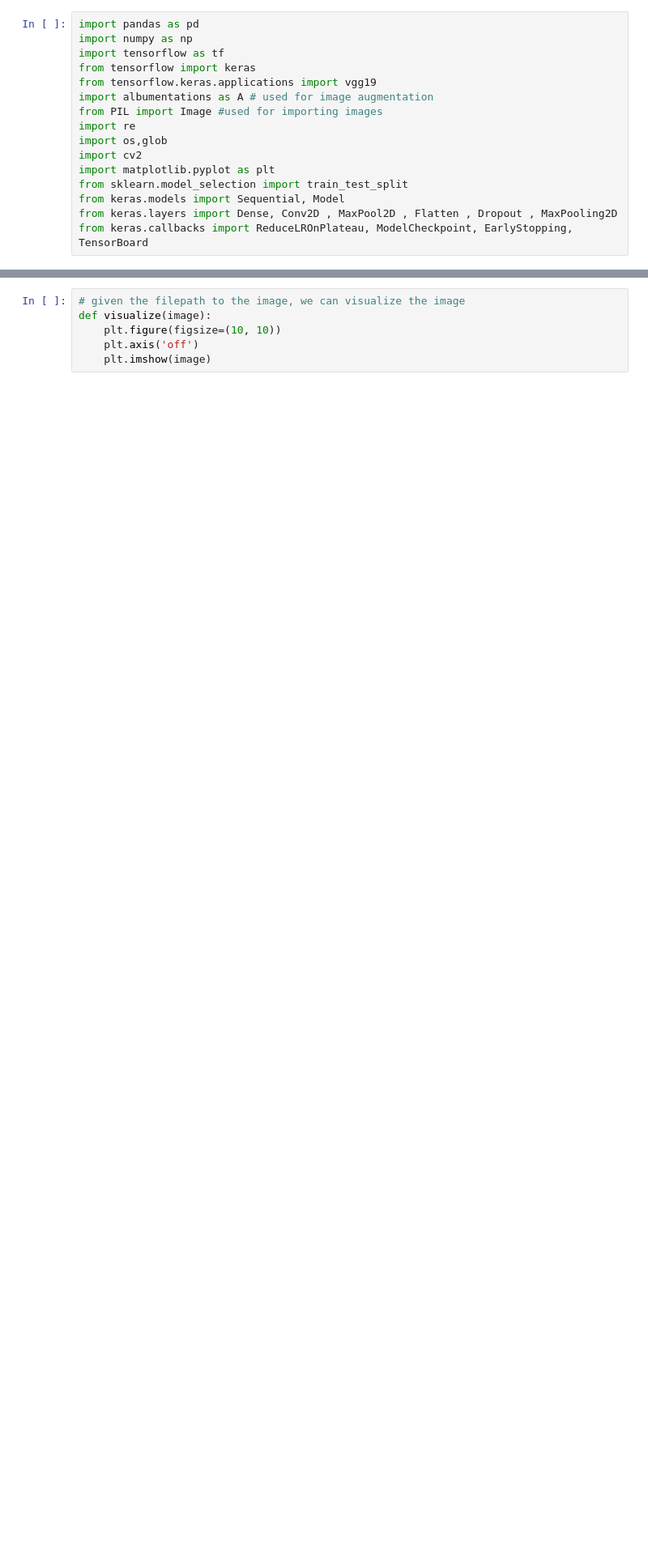
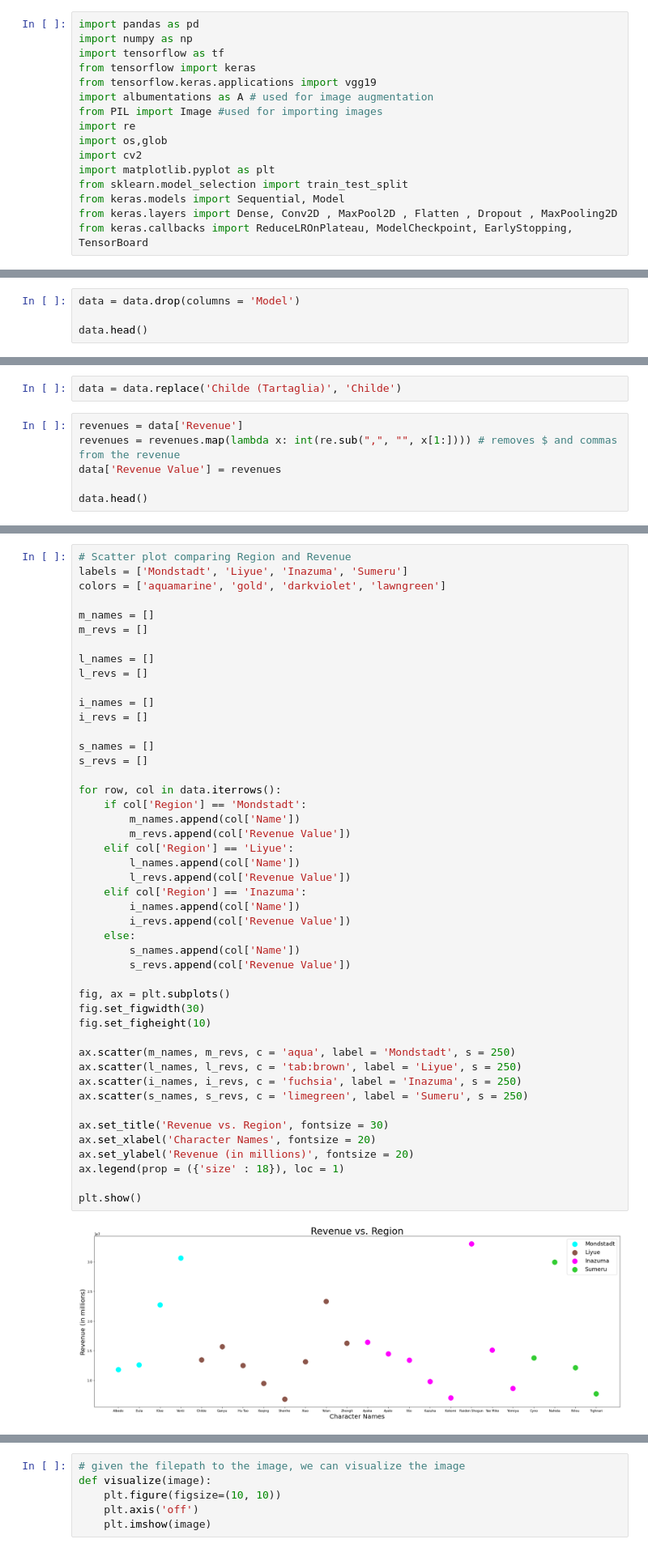
Before and after one commit to srishti-kalepu/CMSC320-Genshin, a Jupyter notebook: Final Project.ipynb, the cells around one changed output, grey strips where cells are left out. Shown at 81% size. Saved outputs shown, nothing was run; the diff lists cells and outputs as text; blank space fills up the shorter version.

Commit message:
added plots, re-shaped and accurate colored images

```diff
--- a/Final Project.ipynb
+++ b/Final Project.ipynb
@@ -44,3 +45,7 @@ data.head(24)
 | 21 | Yelan | https://i.postimg.cc/xjG2d0xY/Yel... | Liyue | Hydro | Bow | $23,302,462 | 2022 |
 | 22 | Yoimiya | https://i.postimg.cc/28zfbPMW/Yoi... | Inazuma | Pyro | Bow | $8,615,144 | 2021 |
 | 23 | Zhongli | https://i.postimg.cc/QCqGYb9V/Zho... | Liyue | Geo | Polearm | $16,264,892 | 2020 |
+# %%
+data = data.drop(columns = 'Model')
+
+data.head()
@@ -46,0 +59,8 @@ data.head(24)
+# %%
+data = data.replace('Childe (Tartaglia)', 'Childe')
+# %%
+revenues = data['Revenue']
+revenues = revenues.map(lambda x: int(re.sub(",", "", x[1:]))) # removes $ and commas from the revenue
+data['Revenue Value'] = revenues
+
+data.head()
@@ -46,0 +94,48 @@ data.head(24)
+# %%
+# Scatter plot comparing Region and Revenue
+labels = ['Mondstadt', 'Liyue', 'Inazuma', 'Sumeru']
+colors = ['aquamarine', 'gold', 'darkviolet', 'lawngreen']
+
+m_names = []
+m_revs = []
+
+l_names = []
+l_revs = []
+
+i_names = []
+i_revs = []
+
+s_names = []
+s_revs = []
+
+for row, col in data.iterrows():
+    if col['Region'] == 'Mondstadt':
+        m_names.append(col['Name'])
+        m_revs.append(col['Revenue Value'])
+    elif col['Region'] == 'Liyue':
+        l_names.append(col['Name'])
+        l_revs.append(col['Revenue Value'])
+    elif col['Region'] == 'Inazuma':
+        i_names.append(col['Name'])
+        i_revs.append(col['Revenue Value'])
+    else:
+        s_names.append(col['Name'])
+        s_revs.append(col['Revenue Value'])
+
+fig, ax = plt.subplots()
+fig.set_figwidth(30)
+fig.set_figheight(10)
+
+ax.scatter(m_names, m_revs, c = 'aqua', label = 'Mondstadt', s = 250)
+ax.scatter(l_names, l_revs, c = 'tab:brown', label = 'Liyue', s = 250)
+ax.scatter(i_names, i_revs, c = 'fuchsia', label = 'Inazuma', s = 250)
+ax.scatter(s_names, s_revs, c = 'limegreen', label = 'Sumeru', s = 250)
+
+ax.set_title('Revenue vs. Region', fontsize = 30)
+ax.set_xlabel('Character Names', fontsize = 20)
+ax.set_ylabel('Revenue (in millions)', fontsize = 20)
+ax.legend(prop = ({'size' : 18}), loc = 1)
+
+plt.show()
+# %% [output]
+[figure, added]
```
Also changed, not shown: parts of 17 cells of this notebook.
